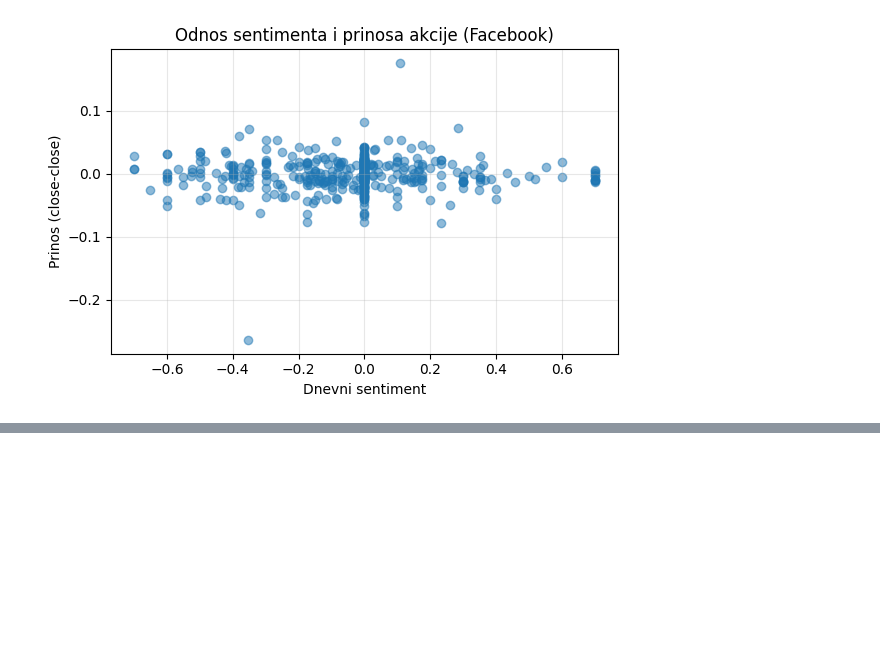
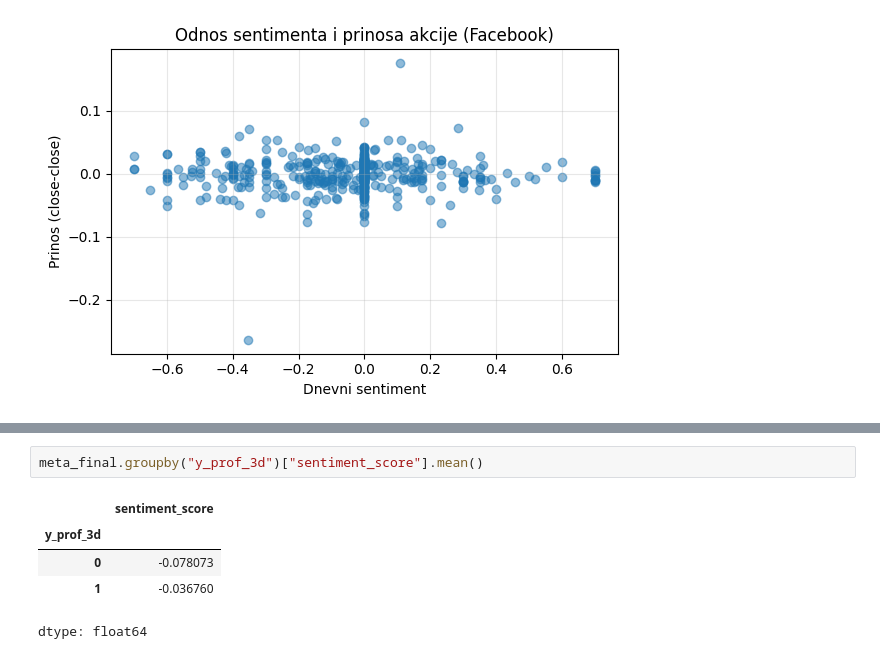
Before and after one commit to aleksandrabegovic/apple_sentiment_analiza, a Jupyter notebook: SentimentFacebook.ipynb, the cells around one changed output, grey strips where cells are left out. Drawn from its saved outputs; the diff is of its cells as text; blank space fills up the shorter version.

```diff
--- a/SentimentFacebook.ipynb
+++ b/SentimentFacebook.ipynb
@@ -837,0 +949,8 @@ plt.show()
+# %%
+meta_final.groupby("y_prof_3d")["sentiment_score"].mean()
+# %% [output]
+|  | sentiment_score |
+| y_prof_3d |  |
+| 0 | -0.078073 |
+| 1 | -0.036760 |
+dtype: float64
```
Also changed, not shown: parts of 17 cells of this notebook.
